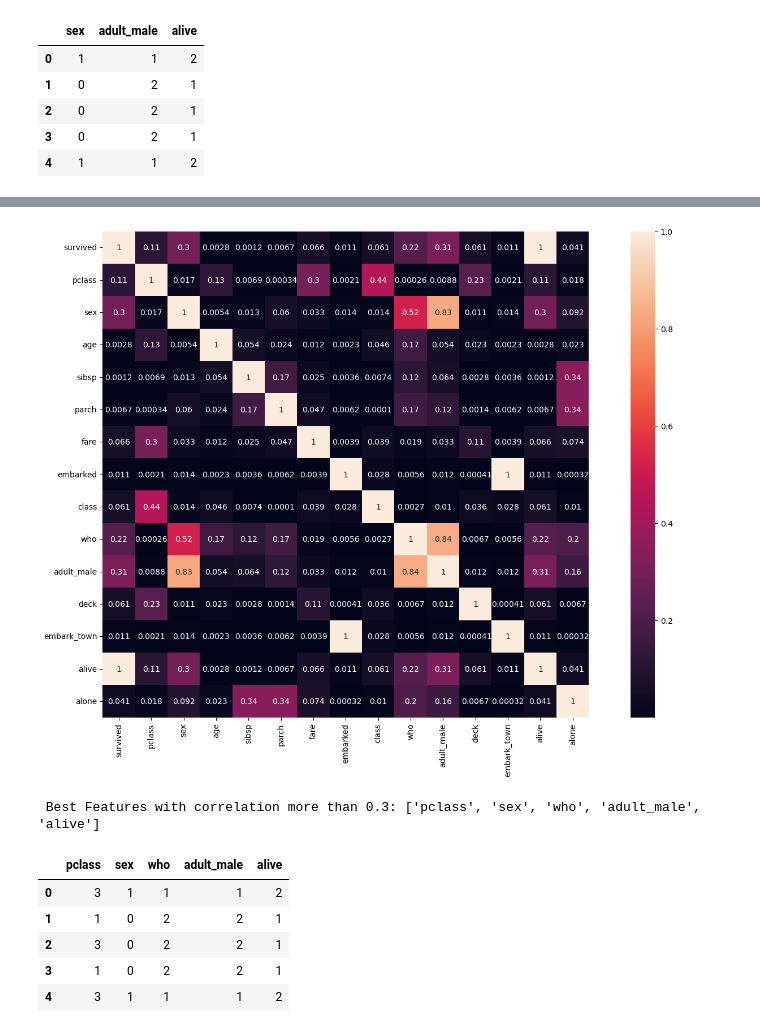
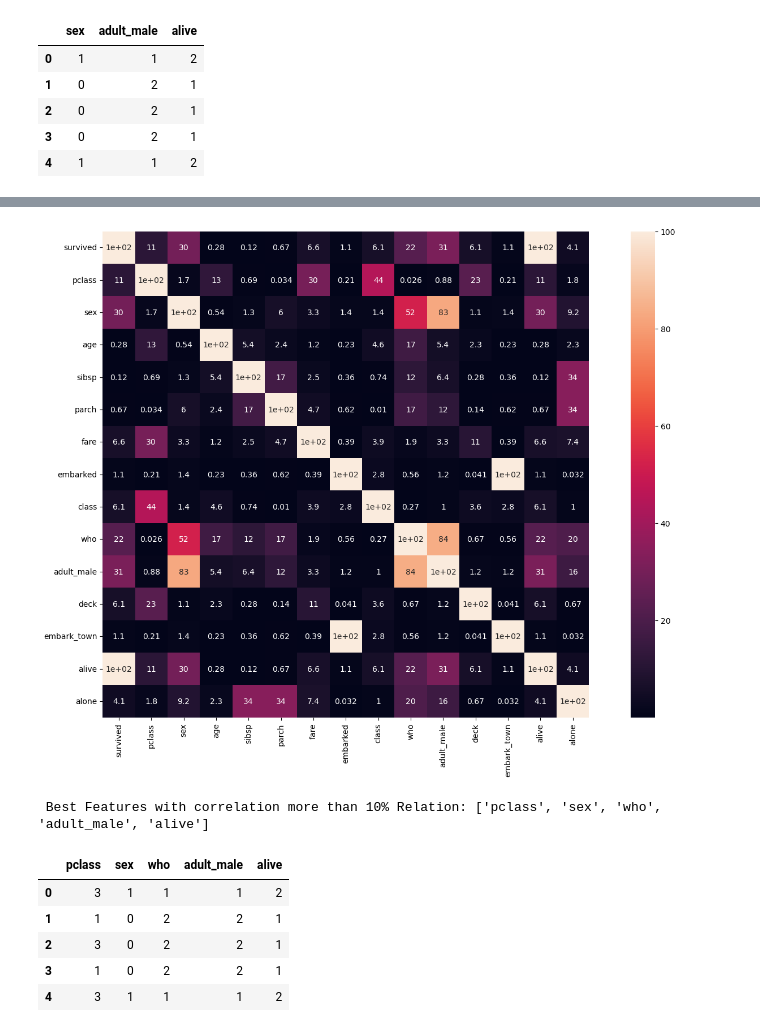
Before and after one commit to faizrazadec/Data-Science-Group-2-BWF-FAIZ-RAZA, a Jupyter notebook: Month 02/Task 20/Task 20.ipynb, the cells around one changed output, grey strips where cells are left out. Drawn from its saved outputs; the diff is of its cells as text; code cells hidden in the pictures.

```diff
--- a/Month 02/Task 20/Task 20.ipynb
+++ b/Month 02/Task 20/Task 20.ipynb
@@ -192,17 +297,17 @@ df[feature_selection].head()
 # %%
-corr_r2 = corr**2
+r_squared = (corr**2)*100
 plt.figure(figsize = (15,10))
-sns.heatmap(corr_r2, annot=True, square = True)
+sns.heatmap(r_squared, annot=True, square = True)
 plt.tight_layout()
 plt.show()
 # %% [output]
-[figure, old version]
+[figure, new version]
 # %%
-feature_selection = [cols for cols in corr_r2.columns if cols != "survived" and abs(corr_r2[cols]["survived"] >= 0.1)]
-print(f" Best Features with correlation more than 0.3: {feature_selection}\n")
+feature_selection = [cols for cols in r_squared.columns if cols != "survived" and abs(r_squared[cols]["survived"] >= 10)]
+print(f" Best Features with correlation more than 10% Relation: {feature_selection}\n")
 df[feature_selection].head()
 # %% [output]
- Best Features with correlation more than 0.3: ['pclass', 'sex', 'who', 'adult_male', 'alive']
+ Best Features with correlation more than 10% Relation: ['pclass', 'sex', 'who', 'adult_male', 'alive']
 |  | pclass | sex | who | adult_male | alive |
 | 0 | 3 | 1 | 1 | 1 | 2 |
 | 1 | 1 | 0 | 2 | 2 | 1 |
```
Also changed, not shown: parts of 87 cells of this notebook, 1 other file.
